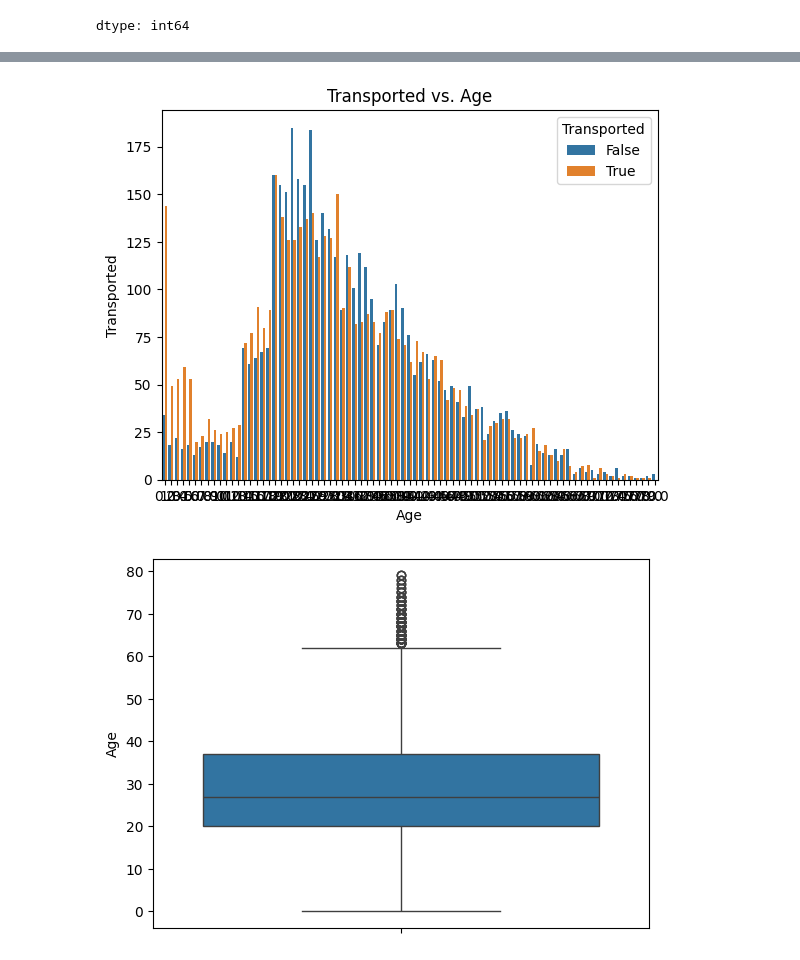
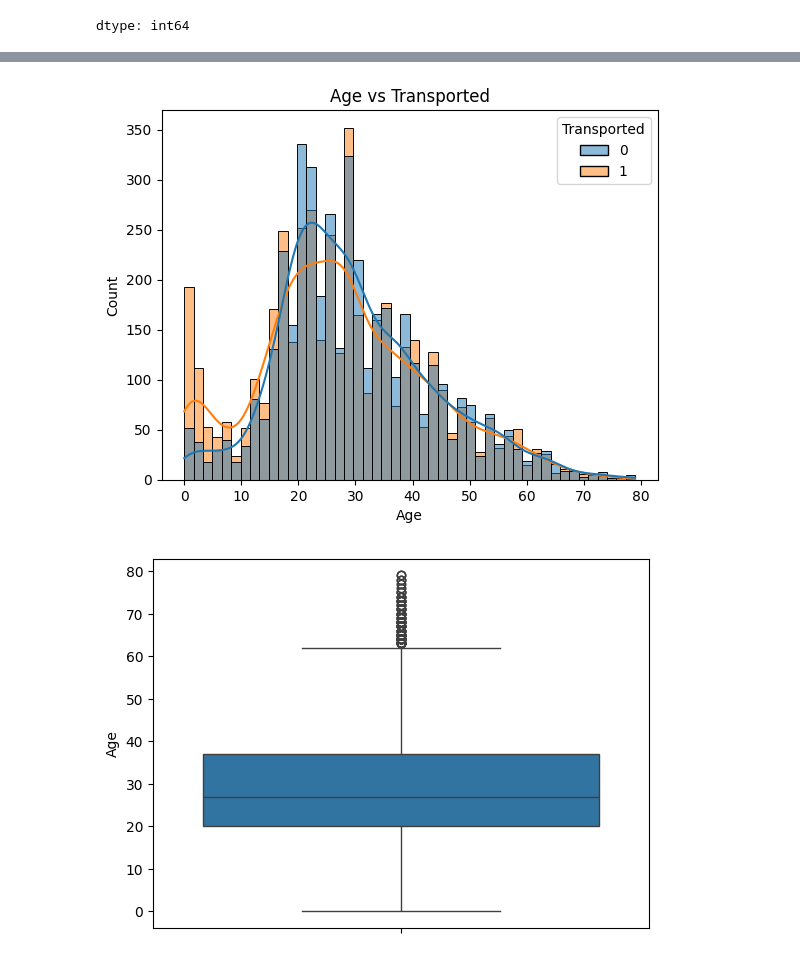
Before and after one commit to JanaShebl/JanaShebl, a Jupyter notebook: Graduation_project.ipynb, the cells around one changed output, grey strips where cells are left out. Saved outputs shown, nothing was run; the diff lists cells and outputs as text; code cells hidden in the pictures.

```diff
--- a/Graduation_project.ipynb
+++ b/Graduation_project.ipynb
@@ -138,13 +140,11 @@ df.tail()
 | 8691 | 9280_01 | Europa | False | E/608/S | 55 Cancri e | 32.0 | False | 0.0 | 1049.0 | ... |
 | 8692 | 9280_02 | Europa | False | E/608/S | TRAPPIST-1e | 44.0 | False | 126.0 | 4688.0 | ... |
 # %%
-sns.countplot(x='Age', hue='Transported', data=df)
-plt.title('Transported vs. Age')
-plt.xlabel('Age')
-plt.ylabel('Transported')
+sns.histplot(data=df, x='Age', hue='Transported', kde=True)
+plt.title('Age vs Transported')
 plt.show()
 # %% [output]
-[figure, old version]
+[figure, new version]
 # %%
 df.drop(['PassengerId','Name','Cabin'],axis=1,inplace=True)
 # %%
```
Also changed, not shown: parts of 10 cells of this notebook.
